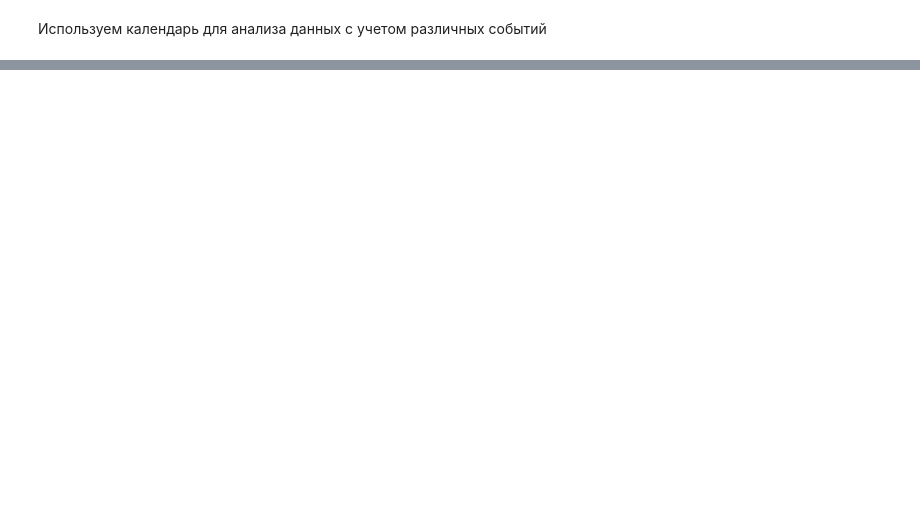
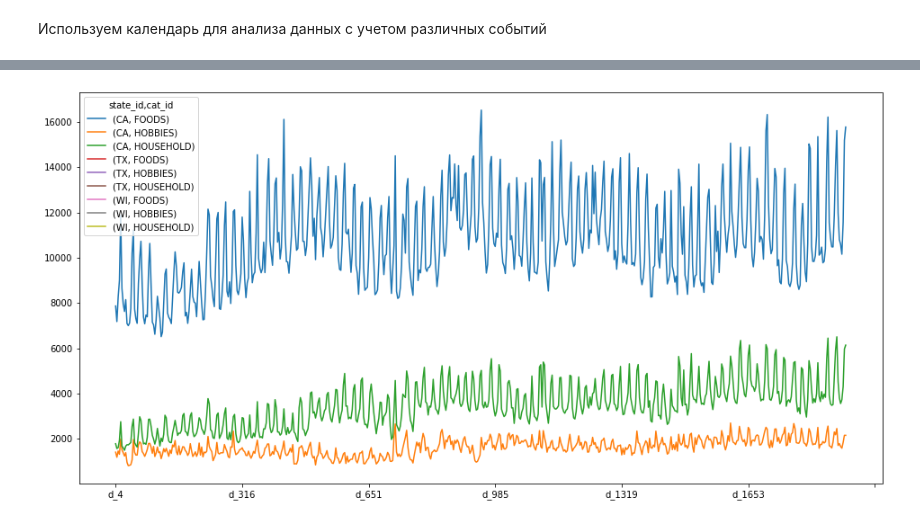
Before and after one commit to tarasovnm/m5_forecasting, a Jupyter notebook: notebooks/1. EDA.ipynb, the cells around one changed output, grey strips where cells are left out. Cells and saved outputs as stored; diff of their text form; code cells hidden in the pictures; blank space fills up the shorter version.

```diff
--- a/notebooks/1. EDA.ipynb
+++ b/notebooks/1. EDA.ipynb
@@ -349,0 +446,23 @@ sales_df.sample(5)
+# %%
+snapCA = pd.concat([not_events_days.loc[not_events_days.state_id=='CA', :'state_id'],
+                         not_events_days.loc[not_events_days.state_id=='CA', calendar_df[:1913][(calendar_df[:1913].snap_CA==1) & (calendar_df.event_type_1[:1913].isna())].d]],
+                       axis = 1)
+snapTX = pd.concat([not_events_days.loc[not_events_days.state_id=='TX', :'state_id'],
+                         not_events_days.loc[not_events_days.state_id=='TX', calendar_df[:1913][(calendar_df[:1913].snap_TX==1)  & (calendar_df.event_type_1[:1913].isna())].d]],
+                       axis = 1)
+snapWI = pd.concat([not_events_days.loc[not_events_days.state_id=='WI', :'state_id'],
+                         not_events_days.loc[not_events_days.state_id=='WI', calendar_df[:1913][(calendar_df[:1913].snap_WI==1)  & (calendar_df.event_type_1[:1913].isna())].d]],
+                       axis = 1)
+not_snapCA = pd.concat([not_events_days.loc[not_events_days.state_id=='CA', :'state_id'],
+                         not_events_days.loc[not_events_days.state_id=='CA', calendar_df[:1913][(calendar_df[:1913].snap_CA==0)  & (calendar_df.event_type_1[:1913].isna())].d]],
+                       axis = 1)
+not_snapTX = pd.concat([not_events_days.loc[not_events_days.state_id=='TX', :'state_id'],
+                         not_events_days.loc[not_events_days.state_id=='TX', calendar_df[:1913][(calendar_df[:1913].snap_TX==0)  & (calendar_df.event_type_1[:1913].isna())].d]],
+                       axis = 1)
+not_snapWI = pd.concat([not_events_days.loc[not_events_days.state_id=='WI', :'state_id'],
+                         not_events_days.loc[not_events_days.state_id=='WI', calendar_df[:1913][(calendar_df[:1913].snap_WI==0)  & (calendar_df.event_type_1[:1913].isna())].d]],
+                       axis = 1)
+# %%
+snapCA.groupby(['state_id', 'cat_id']).sum().T.plot(subplots=False, figsize=(16, 8));
+# %% [output]
+[figure, added]
```
Also changed, not shown: parts of 45 cells of this notebook.
